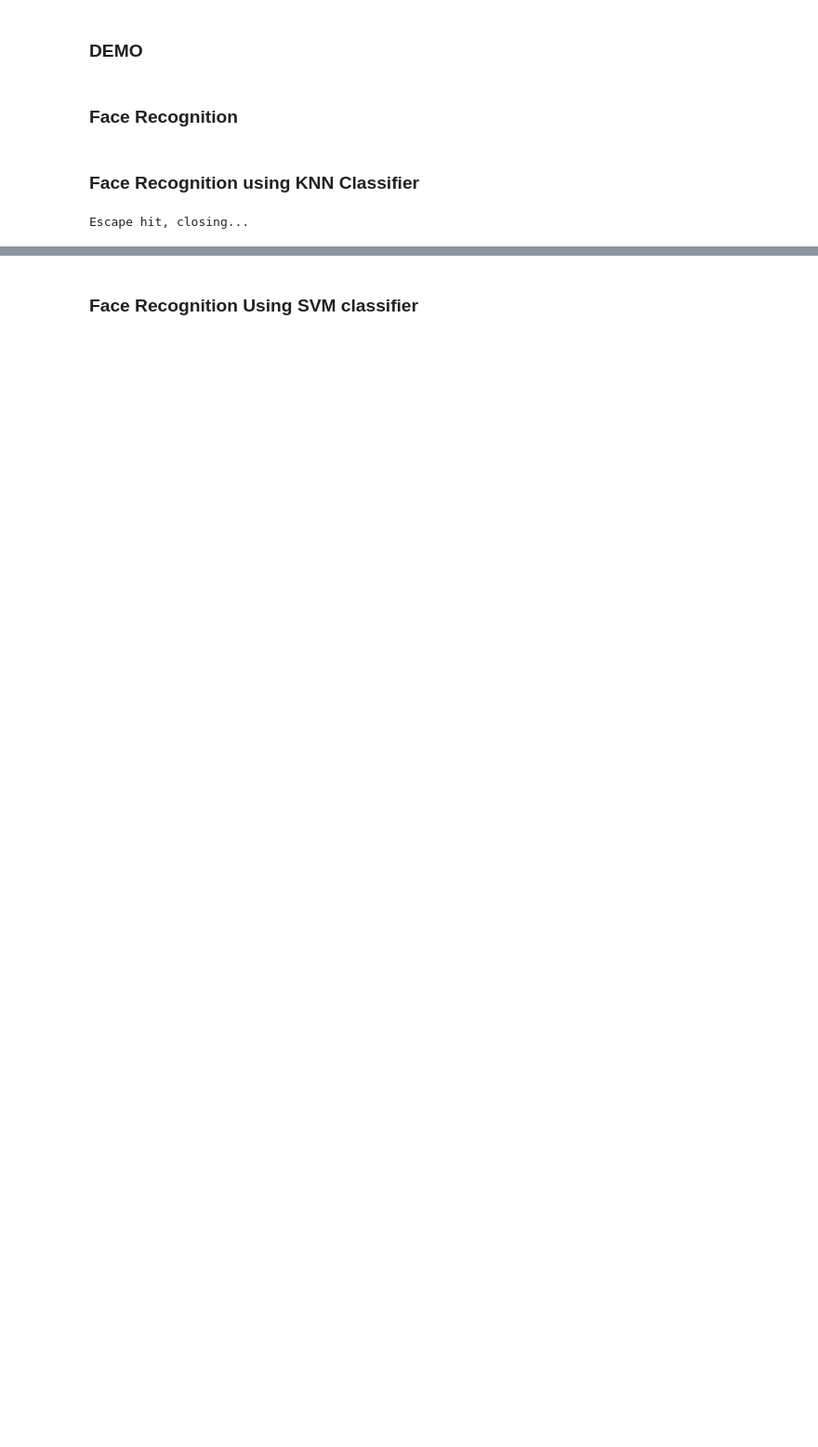
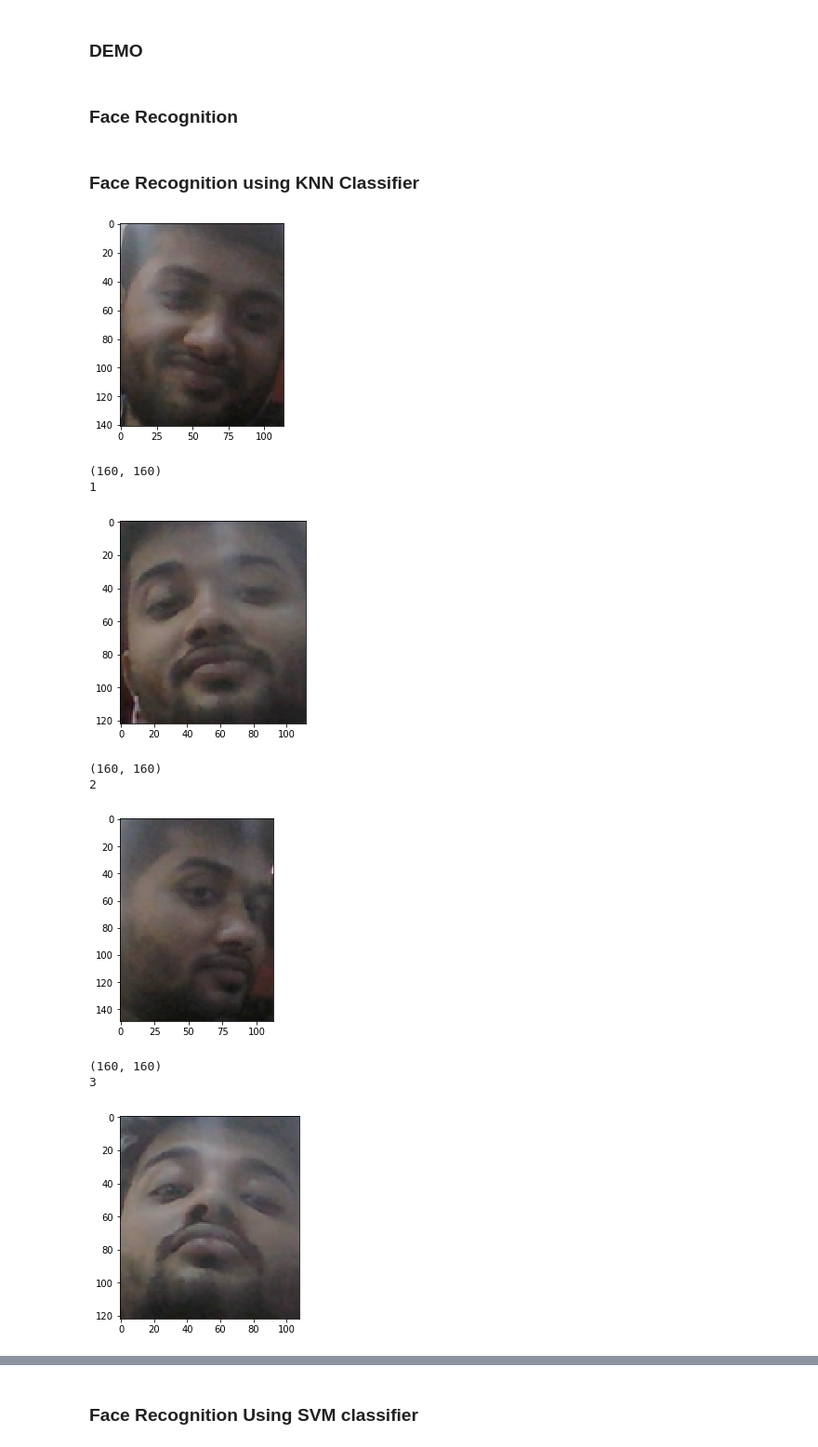
Before and after one commit to aadityachapagain/Facial_Recognition_System, a Jupyter notebook: MTCNN.ipynb, the cells around one changed output, grey strips where cells are left out. Shown at 93% size. Saved outputs shown, nothing was run; the diff lists cells and outputs as text; code cells hidden in the pictures; blank space fills up the shorter version.

```diff
--- a/MTCNN.ipynb
+++ b/MTCNN.ipynb
@@ -74,7 +79,7 @@ def load(data_path, session, ignore_missing=False):
                     if not ignore_missing:
                         raise
 # %%
-def conv(inpt, k_h, k_w, c_o, s_h, s_w, name, relu=True, padding=padding[0], group=1, biased=True):
+def conv(inpt, k_h, k_w, c_o, s_h, s_w, name, relu=True, padding=padding[0], biased=True):
     """
     @inpt: input data to convolve
     @k_h: kernel height
@@ -91,7 +96,8 @@ def conv(inpt, k_h, k_w, c_o, s_h, s_w, name, relu=True, padding=padding[0], gro
 
     # Convolution for a given input and kernel
     with tf.variable_scope(name) as scope:
-        kernel = tf.get_variable('weights', shape=[k_h, k_w, c_i // group, c_o], trainable=True)
+        kernel = tf.get_variable('weights', shape=[k_h, k_w, c_i, c_o], trainable=True)
+
         output = tf.nn.conv2d(inpt, kernel, [1, s_h, s_w, 1], padding=padding)
         # Add the biases
         if biased:
@@ -272,11 +278,11 @@ pnet, rnet, onet = _setup_mtcnn()
 # %%
 def detect_face(img, minsize, pnet, rnet, onet, threshold, factor):
     """Detects faces in an image, and returns bounding boxes and points for them.
-    img: input image
-    minsize: minimum faces' size
-    pnet, rnet, onet: proposal net, Refinement net, Output net
-    threshold: threshold=[th1, th2, th3], th1-3 are three steps's threshold
-    factor: the factor used to create a scaling pyramid of face sizes to detect in the image.
+    @img: input image
+    @minsize: minimum faces' size
+    @pnet, rnet, onet: proposal net, Refinement net, Output net
+    @threshold: threshold=[th1, th2, th3], th1-3 are three steps's threshold
+    @factor: the factor used to create a scaling pyramid of face sizes to detect in the image.
     """
     factor_count = 0
     total_boxes = np.empty((0, 9))
@@ -599,8 +605,8 @@ def get_faces(image, threshold=0.5, minsize=20):
     """
     img = img_to_np(image)
     # face detection parameters
-    threshold = [0.6, 0.7, 0.7]  # three steps's threshold
-    factor = 0.709  # scale factor
+    threshold = [0.6, 0.8, 0.88]  # three steps's threshold
+    factor = 0.68  # scale factor
     faces = []
 
     bounding_boxes, _ = detect_face(img, minsize, pnet, rnet, onet,
@@ -1001,3 +976,5 @@ user_name = 'Aaditya'
+# %%
+user_name = 'Sushil Ghimire'
 # %%
 capture = cv2.VideoCapture(0)
 cv2.namedWindow("test")
@@ -1020,39 +997,40 @@ try:
 #             T keyword pressed
         if k == ord('t'):
             print(train_classifier(user_name, images))
 
 #             space pressed
         if k%256 == 32:
             plt.figure()
             plt.subplot()
             image  = Image.fromarray(cv2.cvtColor(img,cv2.COLOR_BGR2RGB))
             face = get_faces(image)[0]
             coords = (face.x,face.y,face.x+face.w,face.y+face.h)
             image = image.crop(coords)
             plt.imshow(image)
             plt.show()
 #             very very important resize to 160 by 160 before feeding it to network
             image = image.resize((160,160))
             print(image.size)
             images.append(image)
             print(len(images))
 
 #         Initialize video writing
-        t1 = time.time()
-#         faces = get_faces(Image.fromarray(cv2.cvtColor(img,cv2.COLOR_BGR2RGB)))
-        faces = recognize(get_faces(Image.fromarray(cv2.cvtColor(img,cv2.COLOR_BGR2RGB))))
-
-        for face in faces:
-            cv2.rectangle(img, (int(face.x), int(face.y)), (int(face.x+face.w), int(face.y+face.h)), (0,155,255), 2)
-            cv2.putText(img, face.name, (int(face.x), int(face.y)),cv2.FONT_HERSHEY_SIMPLEX,0.6,(255, 255, 255))
-#             print(face.data())
         cv2.imshow('face',img)
 except Exception as  err:
     print(err.with_traceback())
     print('This is Error Occur !')
 finally:
     images = []
     capture.release()
     cv2.destroyAllWindows()
 # %% [output]
+[figure, added]
-Escape hit, closing...
+(160, 160)
+1
+[figure, added]
+(160, 160)
+2
+[figure, added]
+(160, 160)
+3
+[figure, added]
```
Also changed, not shown: parts of 37 cells of this notebook, 12 other files.
